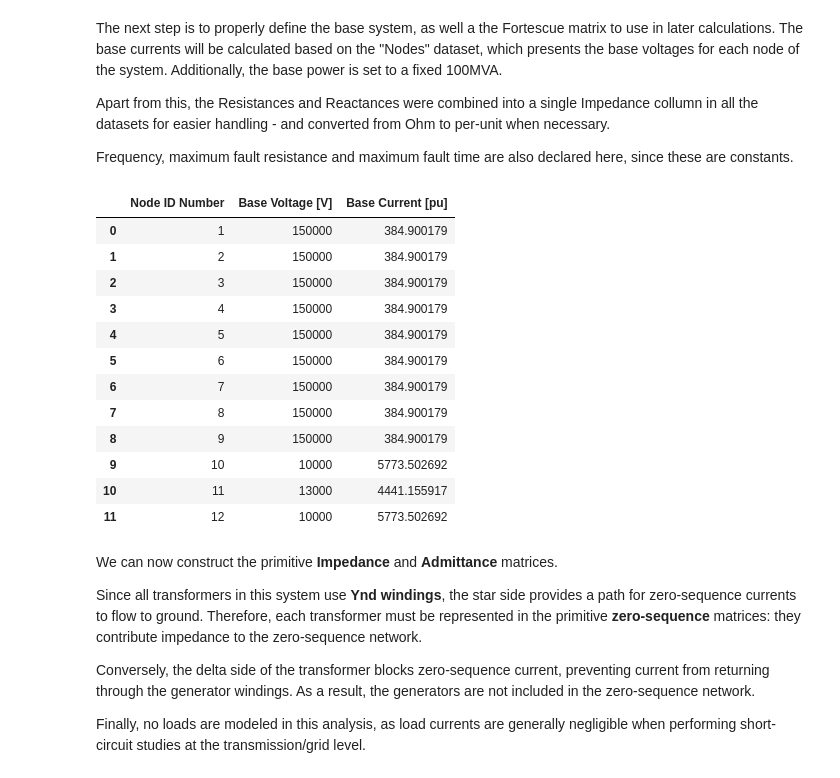
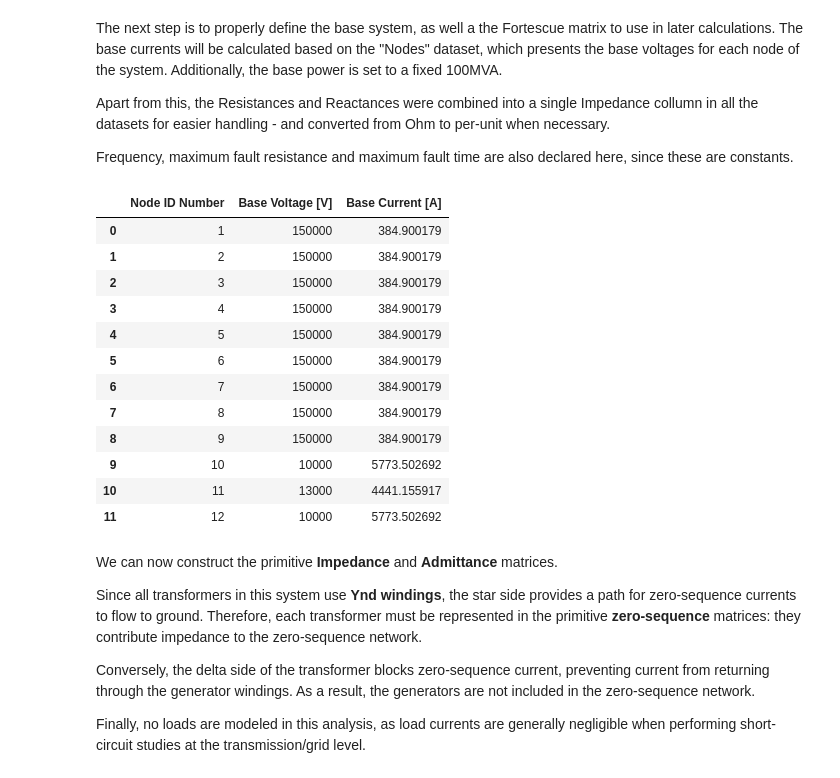
Before and after one commit to e4m8ch/IST_PSE, a Jupyter notebook: main.ipynb, the cells around one changed output. Cells and saved outputs as stored; diff of their text form; code cells hidden in the pictures.

```diff
--- a/main.ipynb
+++ b/main.ipynb
@@ -39,7 +40,7 @@ f = 50 # Hz
 Sb=100e6 # W (100 MVA)
 
 # Compute base current
-dfs["Nodes"]["Base Current [pu]"] = Sb/(math.sqrt(3)*dfs["Nodes"]["Base Voltage [V]"]) # A
+dfs["Nodes"]["Base Current [A]"] = Sb/(math.sqrt(3)*dfs["Nodes"]["Base Voltage [V]"]) # A
 
 # Transformation matrix
 a = np.exp(2j * np.pi / 3)
@@ -50,34 +51,34 @@ A = np.array([[1, 1, 1],
 Z_base = (dfs["Nodes"]["Base Voltage [V]"]**2)/Sb # Ohm
 
 # Maximum fault parameters
 tf_max = 2 # seconds
 Zf_max_ohm = 40 # Ohm
 Zf_max_pu = Zf_max_ohm/Z_base # pu
 
 # Compute the network impedances in pu
 
 # Convert to the correct base
 dfs["Transformers"]["Z [pu]"] = (
     (dfs["Transformers"]["R [pu]"] + 1j * dfs["Transformers"]["X [pu]"])
     * (Sb / (dfs["Transformers"]["Power [MVA]"] * 1e6))
 )
 
 dfs["Generators"]["Z [pu]"] = (
     (dfs["Generators"]["R [pu]"] + 1j * dfs["Generators"]["X [pu]"])
     * (Sb / (dfs["Generators"]["Power [MVA]"] * 1e6))
 )
 
 # Joins lines resistance and reactance into a complex impedance for easier handling
 
 dfs["Lines"]["Z1 [ohm]"] = dfs["Lines"]["R1 [ohm]"] + dfs["Lines"]["X1 [ohm]"]*1j
 dfs["Lines"]["Z0 [ohm]"] = dfs["Lines"]["R0 [ohm]"] + dfs["Lines"]["X0 [ohm]"]*1j
 
 dfs["Lines"]["Z1 [pu]"] = dfs["Lines"]["Z1 [ohm]"]/(dfs["Lines"]["Voltage Level [V]"]**2/Sb)
 dfs["Lines"]["Z0 [pu]"] = dfs["Lines"]["Z0 [ohm]"]/(dfs["Lines"]["Voltage Level [V]"]**2/Sb)
 
 dfs["Nodes"]
 # %% [output]
-|  | Node ID Number | Base Voltage [V] | Base Current [pu] |
+|  | Node ID Number | Base Voltage [V] | Base Current [A] |
 | 0 | 1 | 150000 | 384.900179 |
 | 1 | 2 | 150000 | 384.900179 |
 | 2 | 3 | 150000 | 384.900179 |
```
Also changed, not shown: parts of 39 cells of this notebook, 5 other files.
